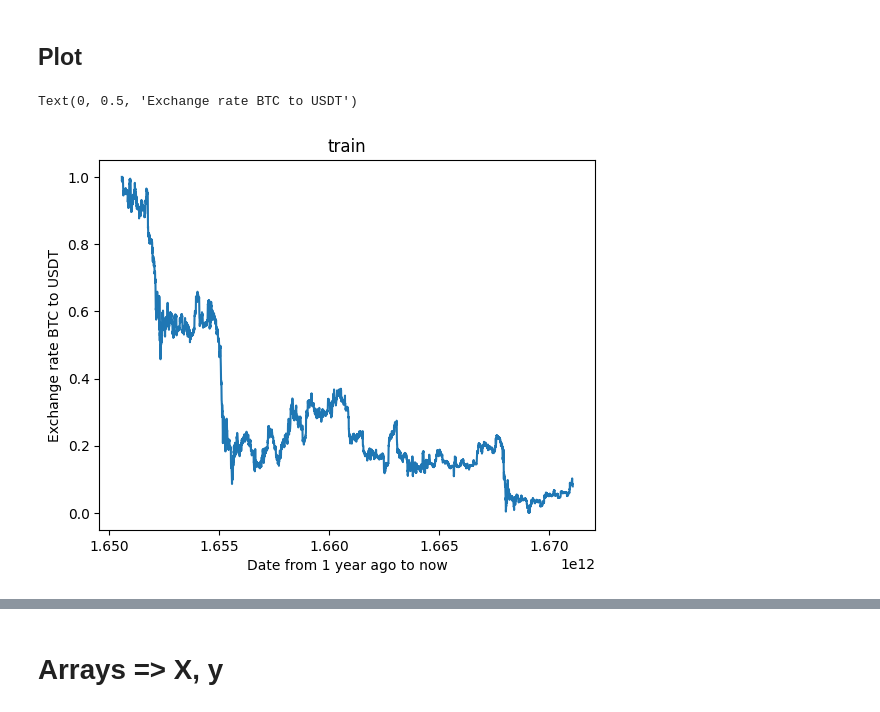
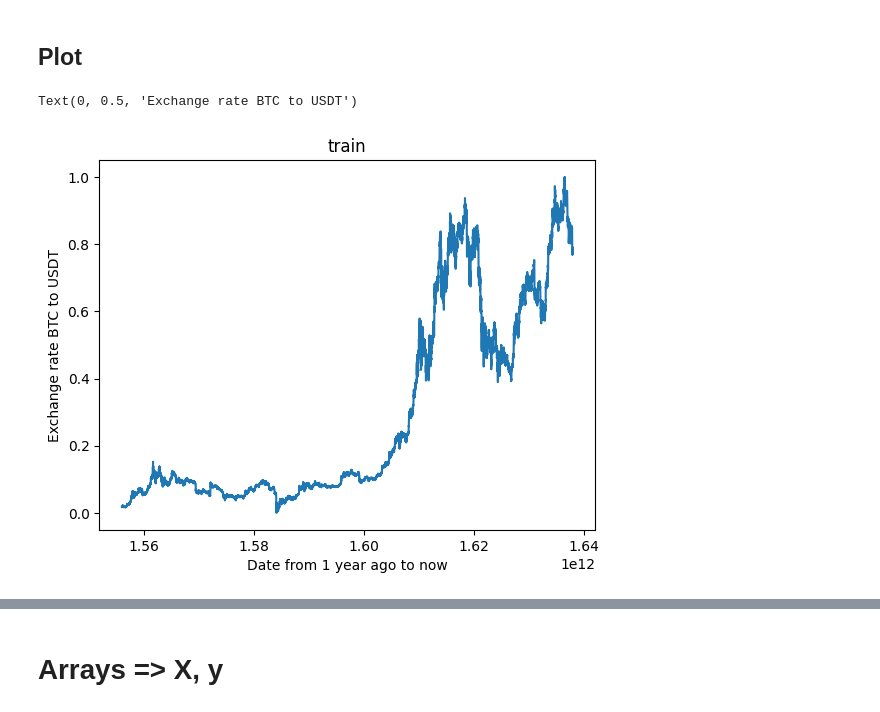
Before and after one commit to pozharskyE/binance-api-timeseries-forecasting-LSTM, a Jupyter notebook: main.ipynb, the cells around one changed output, grey strips where cells are left out. Drawn from its saved outputs; the diff is of its cells as text; code cells hidden in the pictures.

```diff
--- a/main.ipynb
+++ b/main.ipynb
@@ -38,8 +38,8 @@ headers = {
     'X-MBX-APIKEY': api_key
 }
 
-# Get current date, one year ago
-start_time = int((time.time() - 31536000) * 1000) # 31536000 seconds = 1 year
+# Get current date, 4 years ago
+start_time = int((time.time() - 126230400) * 1000) # 126230400 seconds = 4 years
 end_time = int(time.time() * 1000)
 
 results = []
@@ -144,7 +144,10 @@ Name: open_price, Length: 8759, dtype: float64
 # %% [markdown]
 ## Split into training, validation and test
 # %%
-train, valid, test = np.split(df_prices, [int(len(df_prices) * 0.65), int(len(df_prices) * 0.75)])
+train_valid_border = 0.65
+valid_test_border = 0.75
+
+train, valid, test = np.split(df_prices, [int(len(df_prices) * train_valid_border), int(len(df_prices) * valid_test_border)])
 # %%
 len(train), len(valid), len(test)
 # %% [output]
@@ -160,10 +163,10 @@ test_norm = scaler.fit_transform(test.values.reshape(-1, 1))
 # %% [markdown]
 ## Plot
 # %%
-plt.plot(df_dates[:int(len(df_prices) * 0.65)], train_norm)
+plt.plot(df_dates[:int(len(df_prices) * train_valid_border)], train_norm)
 plt.title('train')
 plt.xlabel('Date from 1 year ago to now')
 plt.ylabel('Exchange rate BTC to USDT')
 # %% [output]
 Text(0, 0.5, 'Exchange rate BTC to USDT')
-[figure, old version]
+[figure, new version]
```
Also changed, not shown: parts of 13 cells of this notebook, 1 other file.
